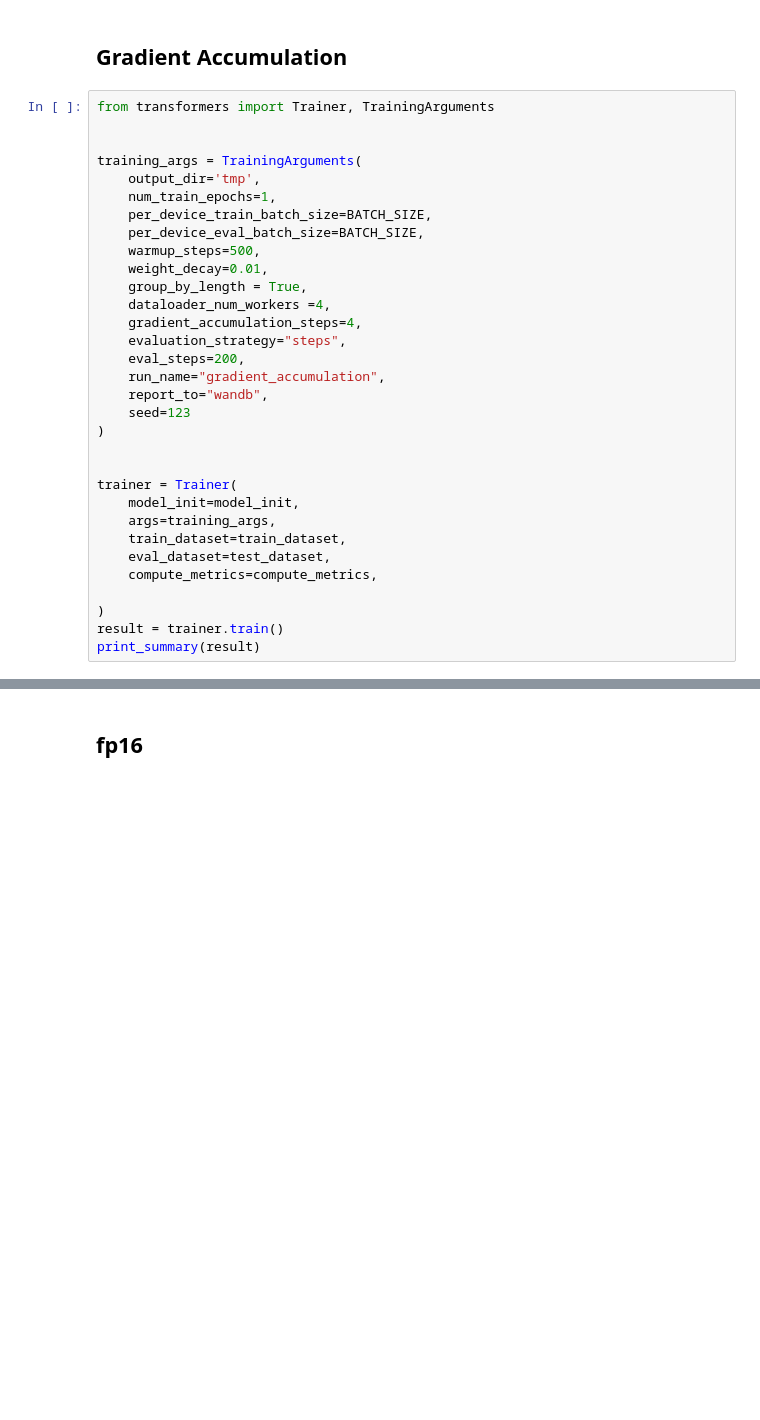
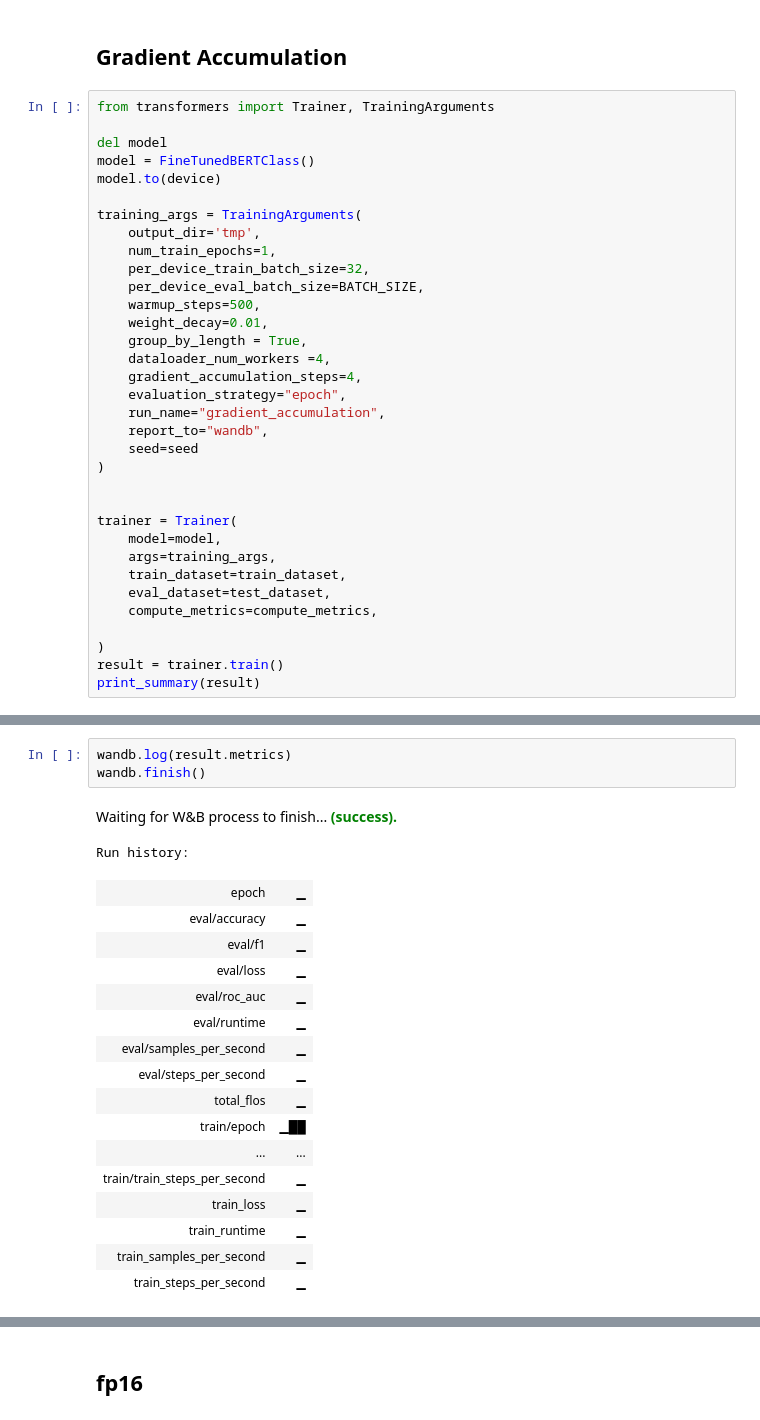
Before and after one commit to shubhamitradas/bert_optimization_strategies, a Jupyter notebook: multi_label_with_trainer.ipynb, the cells around one changed output, grey strips where cells are left out. Drawn from its saved outputs; the diff is of its cells as text; blank space fills up the shorter version.

```diff
--- a/multi_label_with_trainer.ipynb
+++ b/multi_label_with_trainer.ipynb
@@ -329,27 +341,29 @@ GPU memory occupied: 13984 MB.
 # %%
 from transformers import Trainer, TrainingArguments
 
+del model
+model = FineTunedBERTClass()
+model.to(device)
 
 training_args = TrainingArguments(
     output_dir='tmp',
     num_train_epochs=1,
-    per_device_train_batch_size=BATCH_SIZE,
+    per_device_train_batch_size=32,
     per_device_eval_batch_size=BATCH_SIZE,
     warmup_steps=500,
     weight_decay=0.01,
     group_by_length = True,
     dataloader_num_workers =4,
     gradient_accumulation_steps=4,
-    evaluation_strategy="steps",
-    eval_steps=200,
+    evaluation_strategy="epoch",
     run_name="gradient_accumulation",
     report_to="wandb",
-    seed=123
+    seed=seed
 )
 
 
 trainer = Trainer(
-    model_init=model_init,
+    model=model,
     args=training_args,
     train_dataset=train_dataset,
     eval_dataset=test_dataset,
@@ -409,0 +411,22 @@ Syncing run gradient_accumulation to Weights & Biases (docs)
+# %%
+wandb.log(result.metrics)
+wandb.finish()
+# %% [output]
+Waiting for W&B process to finish... (success).
+Run history:
+| epoch | ▁ |
+| eval/accuracy | ▁ |
+| eval/f1 | ▁ |
+| eval/loss | ▁ |
+| eval/roc_auc | ▁ |
+| eval/runtime | ▁ |
+| eval/samples_per_second | ▁ |
+| eval/steps_per_second | ▁ |
+| total_flos | ▁ |
+| train/epoch | ▁██ |
+| ... | ... |
+| train/train_steps_per_second | ▁ |
+| train_loss | ▁ |
+| train_runtime | ▁ |
+| train_samples_per_second | ▁ |
+| train_steps_per_second | ▁ |
```
Also changed, not shown: parts of 27 cells of this notebook.
